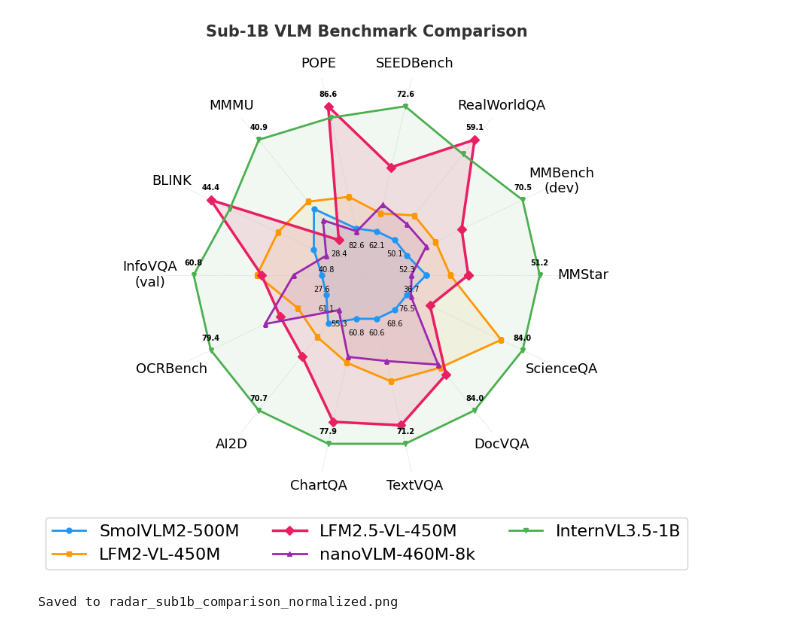
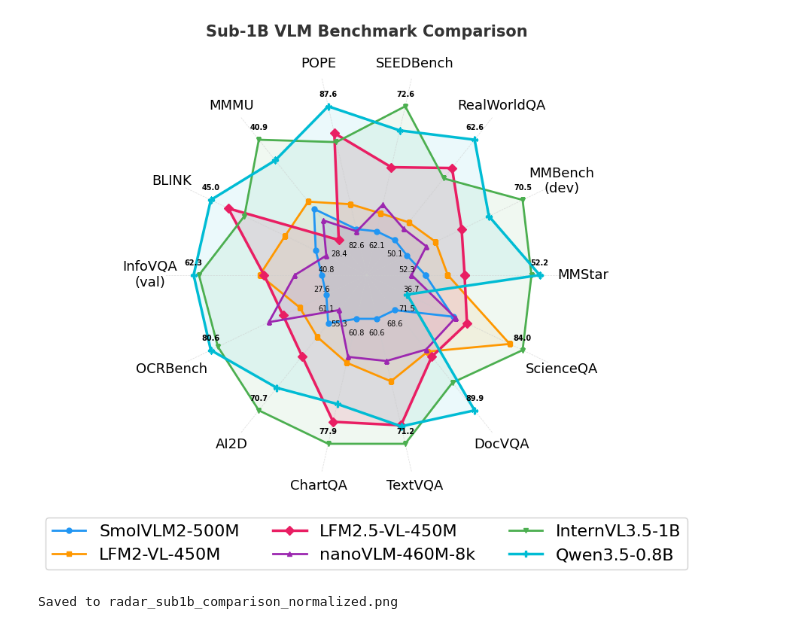
Before and after one commit to euler-666/VLMEvalKit, a Jupyter notebook: analysis copy.ipynb, the cells around one changed output. Saved outputs shown, nothing was run; the diff lists cells and outputs as text; code cells hidden in the pictures.

Commit message:
adding qwen numbers

```diff
--- a/analysis copy.ipynb
+++ b/analysis copy.ipynb
@@ -13,6 +13,7 @@ lfm2      = [41.1, 56.8, 52.3, 63.6, 83.7, 33.2, 42.3, 44.4, 65.6, 59.4, 66.8, 6
 lfm25     = [43.13, 60.91, 59.08, 67.47, 86.56, 28.44, 44.35, 43.22, 68.4, 62.34, 74.88, 69.63, 78.47, 77.99]
 nanovlm   = [36.73, 55.33, 51.50, 64.34, 82.61, 30.89, 40.82, 34.91, 70.8, 55.28, 66.00, 64.18, 76.96, 76.75]
 internvl  = [51.2, 70.53, 57.78, 72.57, 86.20, 40.89, 43.77, 60.82, 79.4, 70.66, 77.88, 71.20, 83.98, 83.99]
+qwen35    = [52.2, 65.21, 62.61, 70.55, 87.64, 38.33, 44.98, 62.26, 80.6, 67.20, 72.44, 69.72, 89.87, 71.54]
 
 models = {
     'SmolVLM2-500M':   {'scores': smolvlm2, 'color': '#2196F3', 'marker': 'o', 'lw': 2.0, 'ms': 5},
@@ -20,6 +21,7 @@ models = {
     'LFM2.5-VL-450M':  {'scores': lfm25,    'color': '#E91E63', 'marker': 'D', 'lw': 2.5, 'ms': 6},
     'nanoVLM-460M-8k': {'scores': nanovlm,  'color': '#9C27B0', 'marker': '^', 'lw': 2.0, 'ms': 5},
     'InternVL3.5-1B':  {'scores': internvl, 'color': '#4CAF50', 'marker': 'v', 'lw': 2.0, 'ms': 5},
+    'Qwen3.5-0.8B':    {'scores': qwen35,   'color': '#00BCD4', 'marker': 'P', 'lw': 2.5, 'ms': 6},
 }
 
 # Normalize each benchmark to [0, 1] using min/max across all models (with padding)
@@ -66,32 +68,32 @@ ax.set_ylim(0, 1.05)
 ax.spines['polar'].set_visible(False)
 ax.grid(color='#CCCCCC', linewidth=0.5, linestyle='--', alpha=0.7)
 
 for i, angle in enumerate(angles[:-1]):
     raw_vals = [m['scores'][i] for m in models.values()]
     best_idx = np.argmax(raw_vals)
     worst_idx = np.argmin(raw_vals)
     best_norm = list(normalized.values())[best_idx][i]
     worst_norm = list(normalized.values())[worst_idx][i]
     best_str = f'{raw_vals[best_idx]:.1f}'
     worst_str = f'{raw_vals[worst_idx]:.1f}'
     ax.annotate(best_str, xy=(angle, best_norm), fontsize=7, ha='center', va='bottom',
                 color='#000000', fontweight='bold',
                 xytext=(0, 8), textcoords='offset points')
     ax.annotate(worst_str, xy=(angle, worst_norm), fontsize=7, ha='center', va='top',
                 color='#000000', fontweight='medium',
                 xytext=(0, -10), textcoords='offset points')
 
 ax.set_title('Sub-1B VLM Benchmark Comparison',
              fontsize=15, fontweight='bold', pad=35, color='#333333')
 
 legend = ax.legend(loc='upper center', bbox_to_anchor=(0.5, -0.08), fontsize=16,
                    frameon=True, fancybox=True, shadow=False, framealpha=0.9,
                    edgecolor='#CCCCCC', ncol=3)
 
 plt.tight_layout()
 plt.savefig('radar_sub1b_comparison_normalized.png', dpi=150, bbox_inches='tight', facecolor='white')
 plt.show()
 print("Saved to radar_sub1b_comparison_normalized.png")
 # %% [output]
-[figure, old version]
+[figure, new version]
 Saved to radar_sub1b_comparison_normalized.png
```
Also changed, not shown: parts of 1 cell of this notebook.
